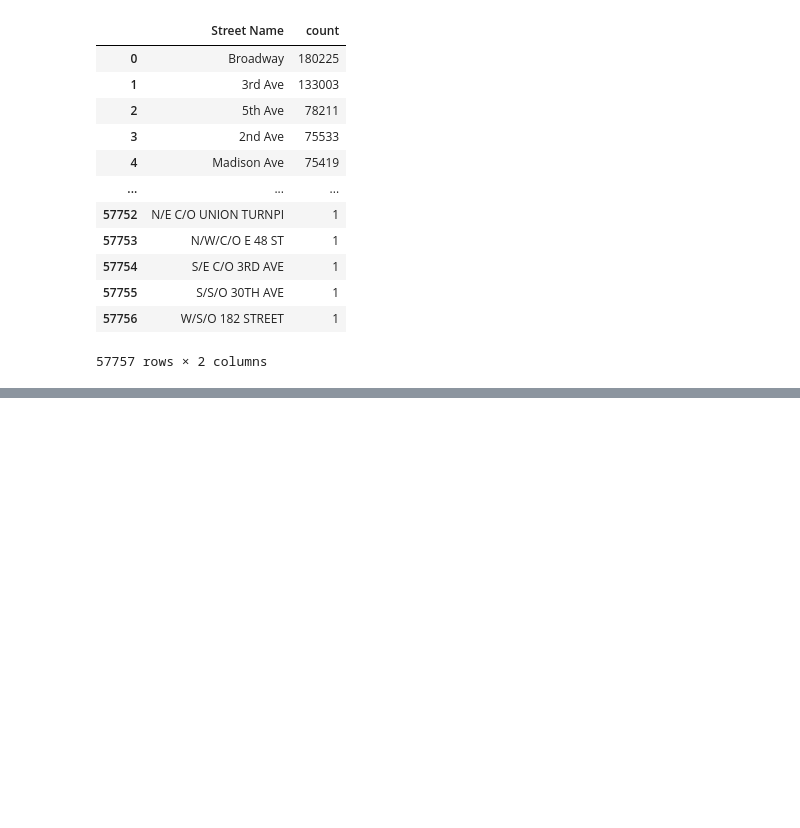
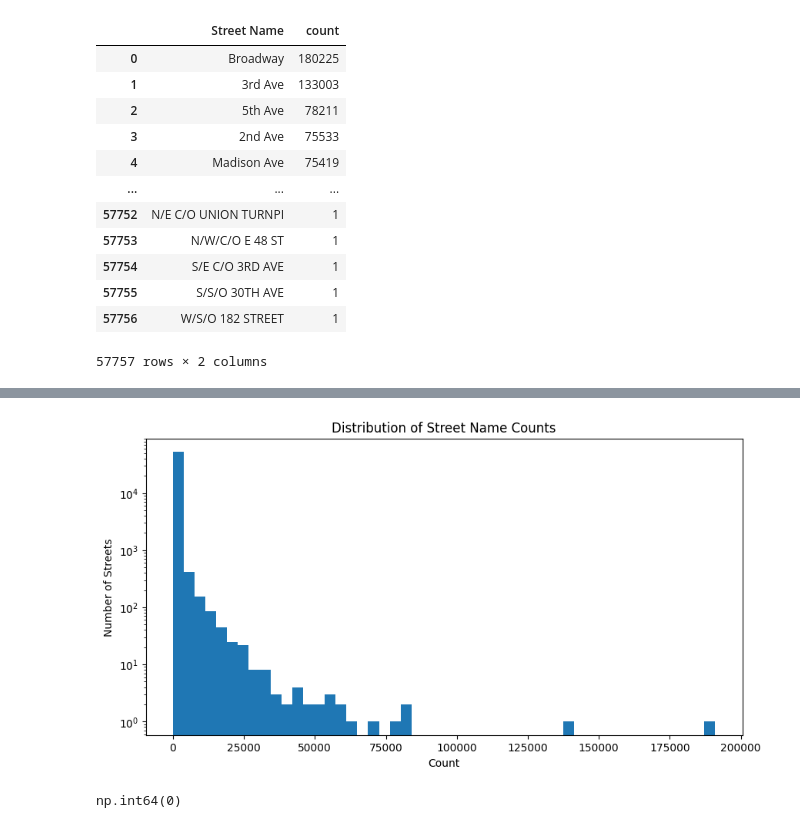
Before and after one commit to azapeti/practicing_pandas_workout, a Jupyter notebook: chapter-05/exercise-28.ipynb, the cells around one changed output, grey strips where cells are left out. Saved outputs shown, nothing was run; the diff lists cells and outputs as text; code cells hidden in the pictures; blank space fills up the shorter version.

```diff
--- a/chapter-05/exercise-28.ipynb
+++ b/chapter-05/exercise-28.ipynb
@@ -251,0 +279,14 @@ df_3.value_counts().reset_index()
+# %%
+import matplotlib.pyplot as plt
+
+df_counts['count'].plot.hist(bins=50, figsize=(10, 5), logy=True)
+plt.xlabel('Count')
+plt.ylabel('Number of Streets')
+plt.title('Distribution of Street Name Counts')
+plt.show()
+# %% [output]
+[figure, added]
+# %%
+df_3.isna().sum()
+# %% [output]
+np.int64(0)
```
Also changed, not shown: parts of 9 cells of this notebook.
